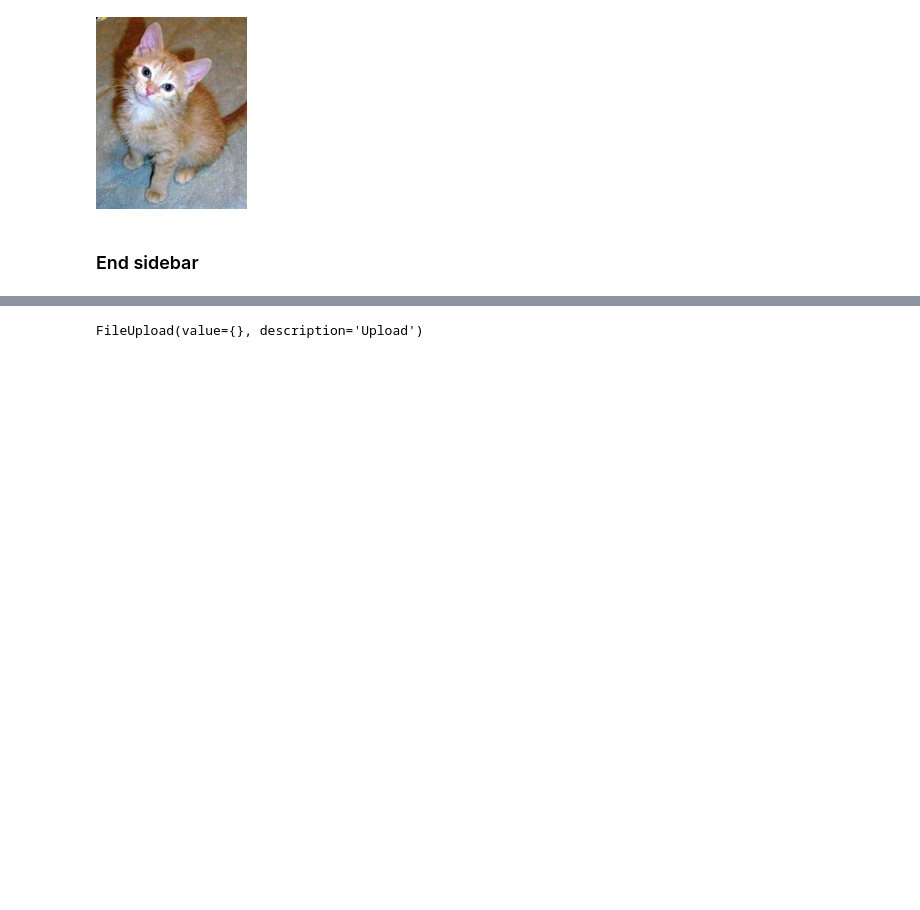
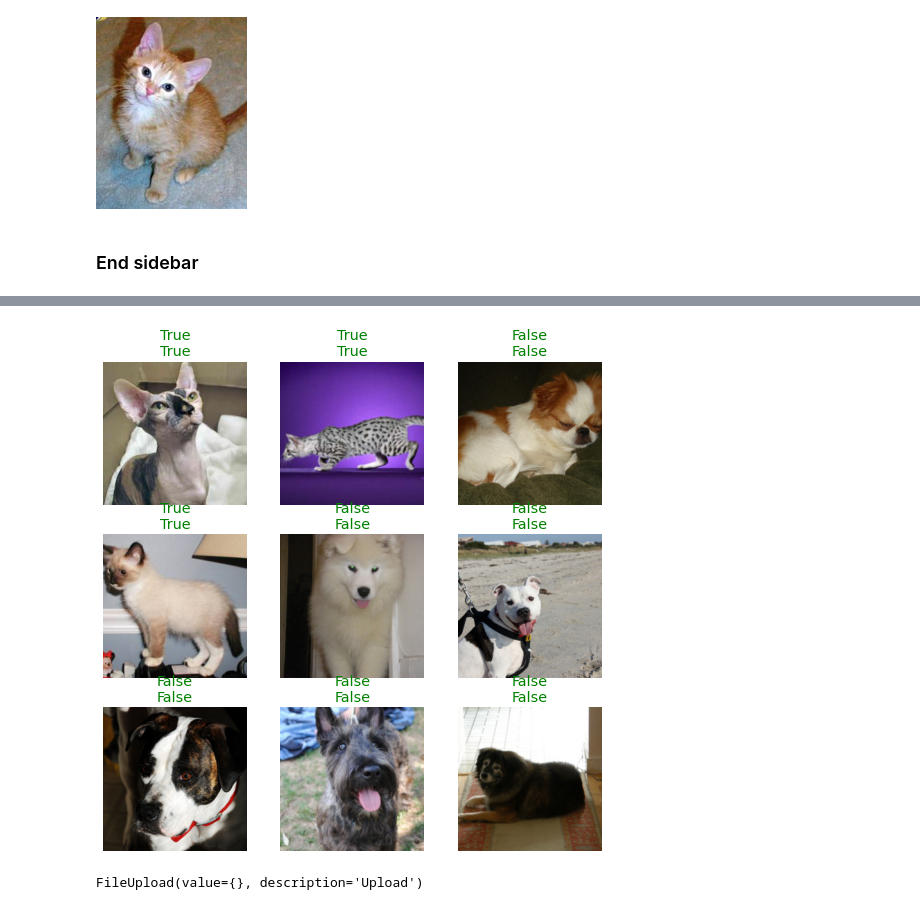
Before and after one commit to anyaconda/my-fastai-2020, a Jupyter notebook: my01_intro_clean_snippetPets.ipynb, the cells around one changed output, grey strips where cells are left out. Drawn from its saved outputs; the diff is of its cells as text; code cells hidden in the pictures; blank space fills up the shorter version.

```diff
--- a/my01_intro_clean_snippetPets.ipynb
+++ b/my01_intro_clean_snippetPets.ipynb
@@ -52,0 +105,3 @@ img.to_thumb(192)
+# %%
+learn.show_results()
+# %% [output]
@@ -53,3 +109,4 @@ img.to_thumb(192)
+[figure, added]
 # %%
 uploader = widgets.FileUpload()
 uploader
```
Also changed, not shown: parts of 15 cells of this notebook.
